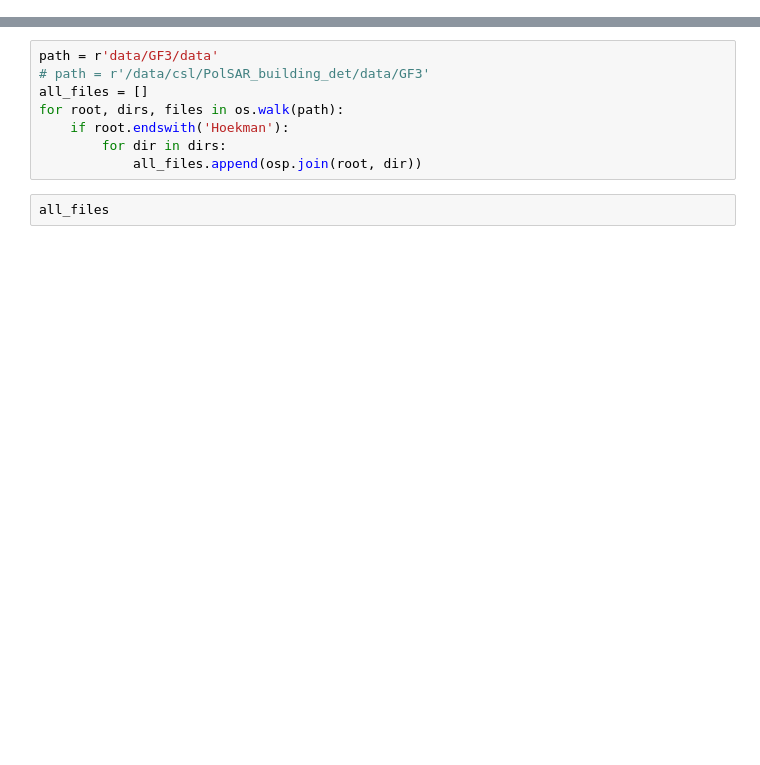
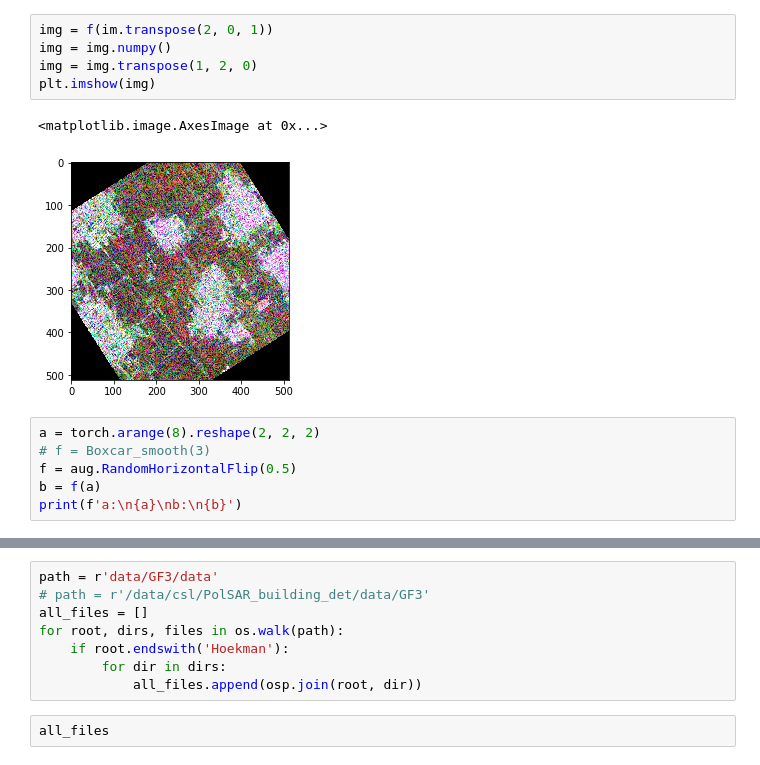
Before and after one commit to slchenchn/PolSAR_N2N, a Jupyter notebook: forverify.ipynb, the cells around one changed output, grey strips where cells are left out. Drawn from its saved outputs; the diff is of its cells as text; blank space fills up the shorter version.

```diff
--- a/forverify.ipynb
+++ b/forverify.ipynb
@@ -31,3 +33,17 @@ a
+# %%
+img = f(im.transpose(2, 0, 1))
+img = img.numpy()
+img = img.transpose(1, 2, 0)
+plt.imshow(img)
+# %% [output]
+<matplotlib.image.AxesImage at 0x...>
+[figure, added]
+# %%
+a = torch.arange(8).reshape(2, 2, 2)
+# f = Boxcar_smooth(3)
+f = aug.RandomHorizontalFlip(0.5)
+b = f(a)
+print(f'a:\n{a}\nb:\n{b}')
 # %%
 a = list(range(10))
 # a.pop([1, 3, 5])
```
Also changed, not shown: parts of 12 cells of this notebook, 32 other files.
